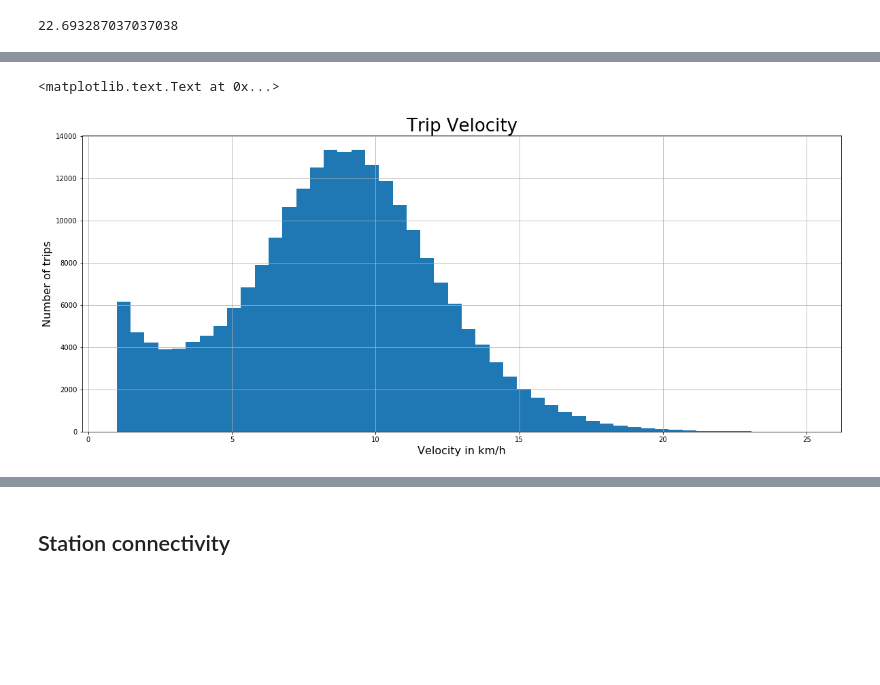
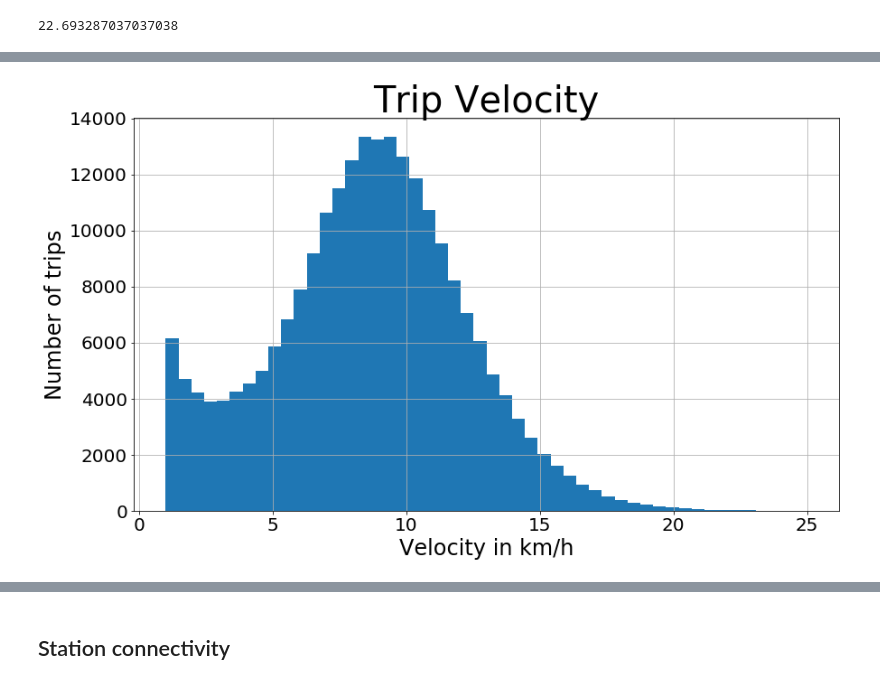
Before and after one commit to jonnor/bike-sharing-oslo, a Jupyter notebook: Oslo.ipynb, the cells around one changed output, grey strips where cells are left out. Cells and saved outputs as stored; diff of their text form; code cells hidden in the pictures; blank space fills up the shorter version.

```diff
--- a/Oslo.ipynb
+++ b/Oslo.ipynb
@@ -16,4 +16,4 @@ import math
 
 import oslo
 
-matplotlib.rcParams['figure.figsize'] = (20, 8)
+matplotlib.rcParams['figure.figsize'] = (14, 8)
@@ -216,11 +219,11 @@ plt.title('Trip Distance', fontsize=26)
 # %%
-(trips['Velocity'] * 3.6).hist(bins=50, range=(1,25))
-plt.xlabel('Velocity in km/h', fontsize=16)
-plt.ylabel('Number of trips', fontsize=16)
-plt.title('Trip Velocity', fontsize=26)
+(trips['Velocity'] * 3.6).hist(bins=50, range=(1,25), xlabelsize=20, ylabelsize=20)
+plt.xlabel('Velocity in km/h', fontsize=24)
+plt.ylabel('Number of trips', fontsize=24)
+plt.title('Trip Velocity', fontsize=40)
+plt.savefig('Trip Velocity.png', format='png', dpi=300)
 # %% [output]
-<matplotlib.text.Text at 0x...>
-[figure, old version]
+[figure, new version]
 # %%
 def span_show(ax, early, late):
     ax.axvspan(xmin=early[0], xmax=early[1], alpha=0.3, color='orange')
```
Also changed, not shown: parts of 6 cells of this notebook.
